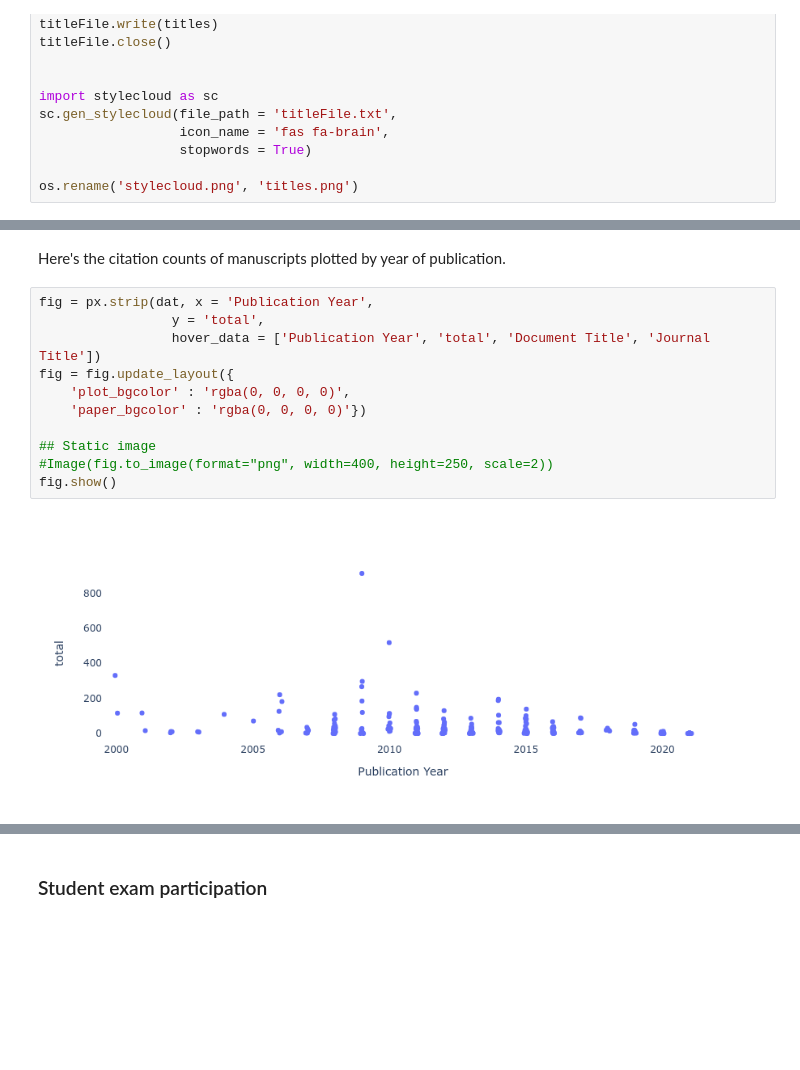
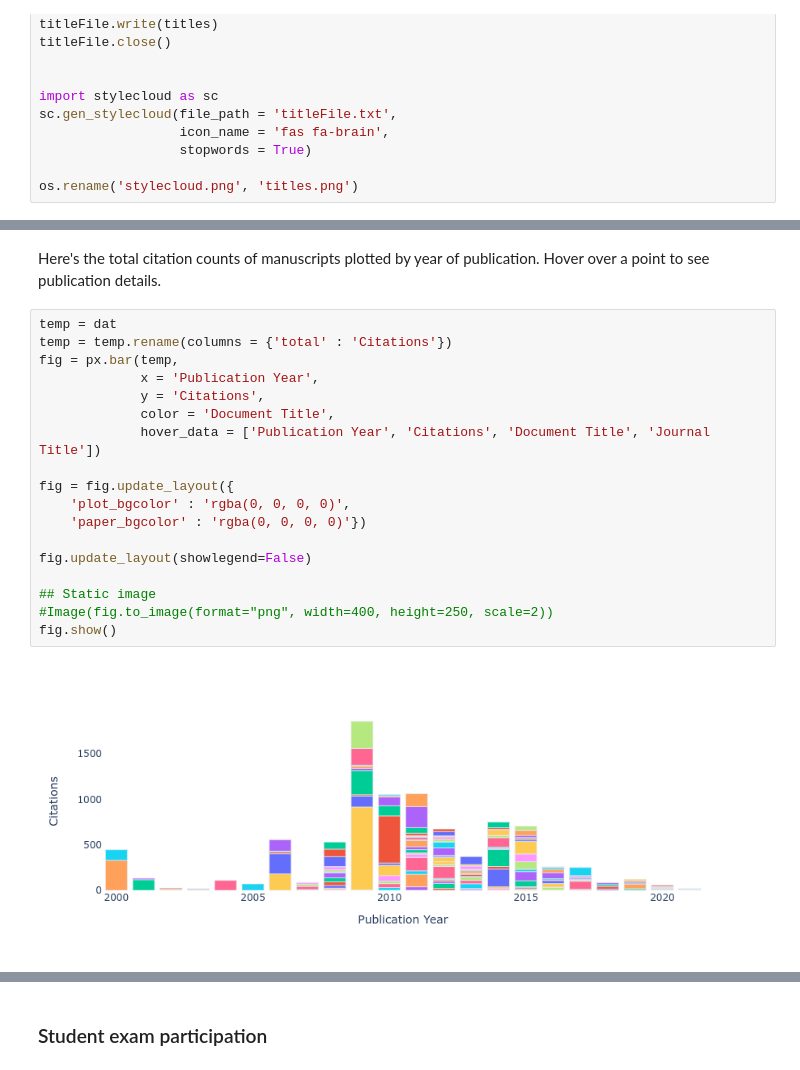
Before and after one commit to bcaffo/cv, a Jupyter notebook: cvJupyter.ipynb, the cells around one changed output, grey strips where cells are left out. Drawn from its saved outputs; the diff is of its cells as text; blank space fills up the shorter version.

```diff
--- a/cvJupyter.ipynb
+++ b/cvJupyter.ipynb
@@ -163,20 +180,27 @@ Here's a wordcloud of words in the titles (excluding common use words, in the sh
 
 <img src= 'titles.png' alt="Wordcloud" style="height: 300px; width:300px;"/>
 # %% [markdown]
-Here's the citation counts of manuscripts plotted by year of publication.
+Here's the total citation counts of manuscripts plotted by year of publication. Hover over a point to see publication details.
 # %%
-fig = px.strip(dat, x = 'Publication Year',
-                 y = 'total',
-                 hover_data = ['Publication Year', 'total', 'Document Title', 'Journal Title'])
+temp = dat
+temp = temp.rename(columns = {'total' : 'Citations'})
+fig = px.bar(temp,
+             x = 'Publication Year',
+             y = 'Citations',
+             color = 'Document Title',
+             hover_data = ['Publication Year', 'Citations', 'Document Title', 'Journal Title'])
+
 fig = fig.update_layout({
     'plot_bgcolor' : 'rgba(0, 0, 0, 0)',
     'paper_bgcolor' : 'rgba(0, 0, 0, 0)'})
 
+fig.update_layout(showlegend=False)
+
 ## Static image
 #Image(fig.to_image(format="png", width=400, height=250, scale=2))
 fig.show()
 # %% [output]
-[figure, old version]
+[figure, new version]
 # %% [markdown]
 ## Part II
 ### Advisees
```
Also changed, not shown: parts of 16 cells of this notebook, 4 other files.
